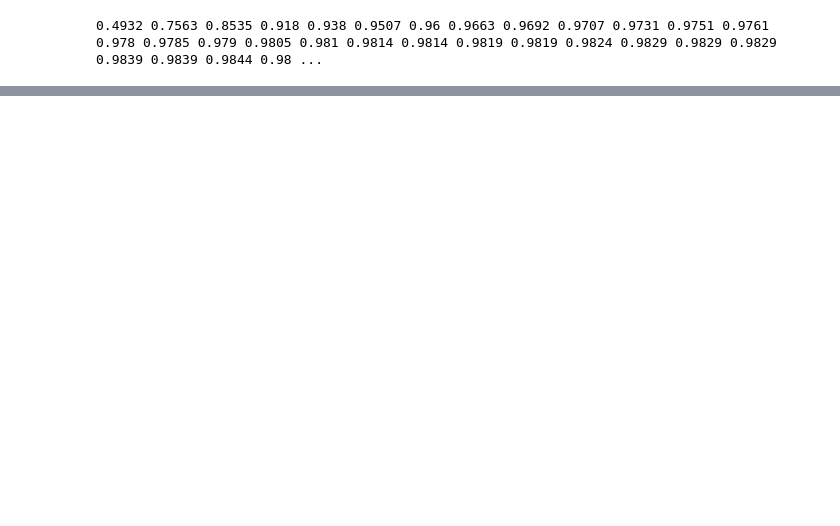
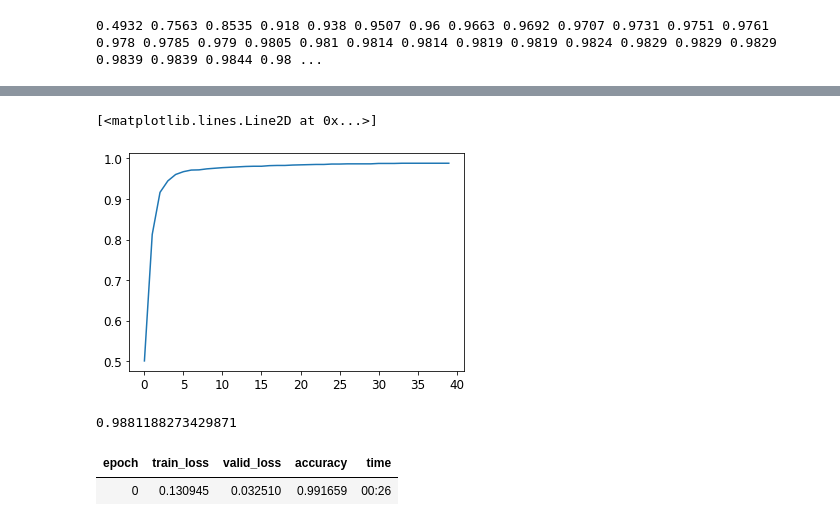
Before and after one commit to 2naff/fastai, a Jupyter notebook: Lesson4.ipynb, the cells around one changed output, grey strips where cells are left out. Saved outputs shown, nothing was run; the diff lists cells and outputs as text; code cells hidden in the pictures; blank space fills up the shorter version.

```diff
--- a/Lesson4.ipynb
+++ b/Lesson4.ipynb
@@ -856,0 +877,11 @@ learn.fit(10, lr = lr)
+# %%
+simple_net = nn.Sequential(
+    nn.Linear(28*28, 30),
+    nn.ReLU(),
+    nn.Linear(30, 1)
+)
+# %%
+learn = Learner(dls, simple_net, opt_func=SGD,
+                loss_func=mnist_loss, metrics=batch_accuracy)
+
+learn.fit(40, lr = 0.1)
@@ -856,0 +930,22 @@ learn.fit(10, lr = lr)
+# %%
+plt.plot(L(learn.recorder.values).itemgot(2))
+
+# itemgot은 각 튜플 목록에서 지정된 색인에 해당되는 튜플 요소만 추출해서 목록을 만들어준다.
+# L을 통해 개개별의 리스트는 튜플로 지정되고 리스트에 묶였는데 거기서 batch_accuracy 만을 가지고 그래프를 그린다.
+# %% [output]
+[<matplotlib.lines.Line2D at 0x...>]
+[figure, added]
+# %%
+learn.recorder.values[-1][2] # -1번째 인덱스, 즉 맨 끝의 자료 중, 2번째 인덱스인 배치 정확도의 값을 출력
+# %% [output]
+0.9881188273429871
+# %%
+# resnet이라는 함수를 통해 총 18개의 계층을 구성하고 그걸 통해 모델을 학습시킨다.
+
+dls = ImageDataLoaders.from_folder(path)
+learn = cnn_learner(dls, resnet18, pretrained=False,
+                    loss_func=F.cross_entropy, metrics=accuracy)
+learn.fit_one_cycle(1, 0.1)
+# %% [output]
+| epoch | train_loss | valid_loss | accuracy | time |
+| 0 | 0.130945 | 0.032510 | 0.991659 | 00:26 |
```
Also changed, not shown: parts of 23 cells of this notebook, 1 other file.
